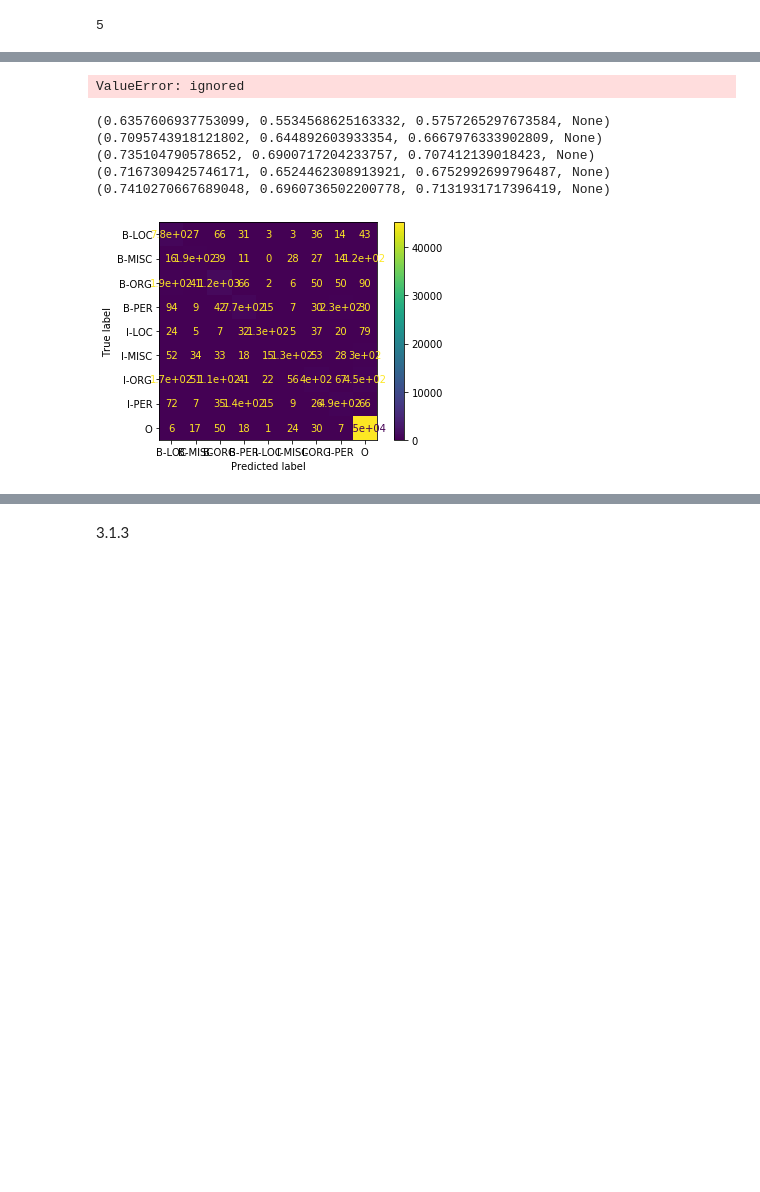
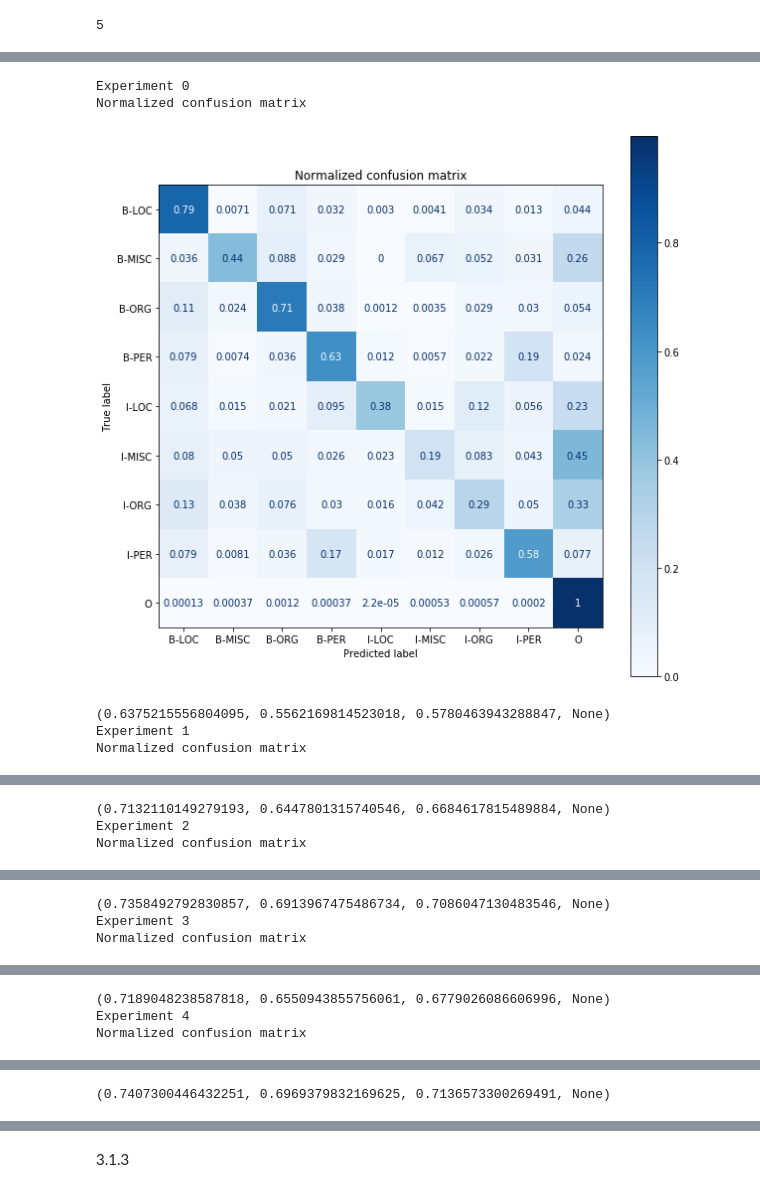
Before and after one commit to NitCoh/NLPAss2, a Jupyter notebook: NLP_Ass2.ipynb, the cells around one changed output, grey strips where cells are left out. Drawn from its saved outputs; the diff is of its cells as text; code cells hidden in the pictures; blank space fills up the shorter version.

```diff
--- a/NLP_Ass2.ipynb
+++ b/NLP_Ass2.ipynb
@@ -615,10 +705,9 @@ for xtr, xv, xt in xtr_xv_xt:
   X = v.fit_transform(xtr)
   Y = y_train_esp
   try:
-    clf = LogisticRegression(random_state=0,max_iter=200).fit(X, Y)
+    clf = LogisticRegression(random_state=0,max_iter=500).fit(X, Y)
   except Exception as e:
-    print(e)
-    continue
+    print("Convergence Warning")
   vectorizers.append(v)
   regressors.append(clf)
   print("Predicted:",clf.predict(X[0]))
@@ -667,46 +721,45 @@ Please also refer to the documentation for alternative solver options:
 
 import numpy as np
 import matplotlib.pyplot as plt
-
-from sklearn import svm, datasets
-from sklearn.model_selection import train_test_split
+plt.rcParams['figure.figsize'] = [10, 10]
 from sklearn.metrics import plot_confusion_matrix
 from sklearn.metrics import precision_recall_fscore_support
 
-def plot_conf_mat(clf,X,Y):
-  np.set_printoptions(precision=2)
-  titles_options = [("Normalized confusion matrix", 'true')]
-  for title, normalize in titles_options:
-      disp = plot_confusion_matrix(clf, X, Y,
-                                  display_labels=clf.classes_,
-                                  cmap=plt.cm.Blues,
-                                  normalize='true')
-      disp.ax_.set_title(title)
-      print(title)
-  plt.show()
 
 def plot_prec_recall_fmeasure(clf,X,Y):
   y_pred = np.array([clf.predict(x) for x in X])
   y_true = np.array(Y)
   print(precision_recall_fscore_support(y_true, y_pred, average='macro'))
-# %%
-  vec_t = vectorizers[0]
-  xsd = vec_t.transform(xtr_xv_xt[0][0])
-  plot_confusion_matrix(regressors[0],xsd,y_test_esp)
-# %% [output]
-ValueError: ignored
+# %%
+
+
+np.set_printoptions(precision=2)
+
+def plot_conf_mat(cs,x_plt,y_true):
+    # Plot non-normalized confusion matrix
+    titles_options = [("Normalized confusion matrix", 'true')]
+    for title, normalize in titles_options:
+        disp = plot_confusion_matrix(cs, x_plt, y_true,
+                                    display_labels=cs.classes_,
+                                    cmap=plt.cm.Blues,
+                                    normalize=normalize)
+        disp.ax_.set_title(title)
+        print(title)
+    plt.show()
 # %%
 
 for i, (xtr, xv, xt) in enumerate(xtr_xv_xt):
+
   v = vectorizers[i]
   clf = regressors[i]
-  X = v.transform(xv)
-  plot_confusion_matrix(clf,X,y_valid_esp)
-  plot_prec_recall_fmeasure(clf,X,y_valid_esp)
+  XV = v.transform(xv)
+  print("Experiment {}".format(i))
+  plot_conf_mat(clf,XV,y_valid_esp)
+  plot_prec_recall_fmeasure(clf,XV,y_valid_esp)
 # %% [output]
-(0.6357606937753099, 0.5534568625163332, 0.5757265297673584, None)
-(0.7095743918121802, 0.644892603933354, 0.6667976333902809, None)
-(0.735104790578652, 0.6900717204233757, 0.707412139018423, None)
-(0.7167309425746171, 0.6524462308913921, 0.6752992699796487, None)
-(0.7410270667689048, 0.6960736502200778, 0.7131931717396419, None)
+Experiment 0
+Normalized confusion matrix
-[figure, old version]
+[figure, new version]
+(0.6375215556804095, 0.5562169814523018, 0.5780463943288847, None)
+Experiment 1
+Normalized confusion matrix
@@ -713,0 +767,3 @@ for i, (xtr, xv, xt) in enumerate(xtr_xv_xt):
+(0.7132110149279193, 0.6447801315740546, 0.6684617815489884, None)
+Experiment 2
+Normalized confusion matrix
@@ -714,0 +771,3 @@ for i, (xtr, xv, xt) in enumerate(xtr_xv_xt):
+(0.7358492792830857, 0.6913967475486734, 0.7086047130483546, None)
+Experiment 3
+Normalized confusion matrix
@@ -715,0 +775,3 @@ for i, (xtr, xv, xt) in enumerate(xtr_xv_xt):
+(0.7189048238587818, 0.6550943855756061, 0.6779026086606996, None)
+Experiment 4
+Normalized confusion matrix
@@ -716,0 +779 @@ for i, (xtr, xv, xt) in enumerate(xtr_xv_xt):
+(0.7407300446432251, 0.6969379832169625, 0.7136573300269491, None)
```
Also changed, not shown: parts of 33 cells of this notebook.
